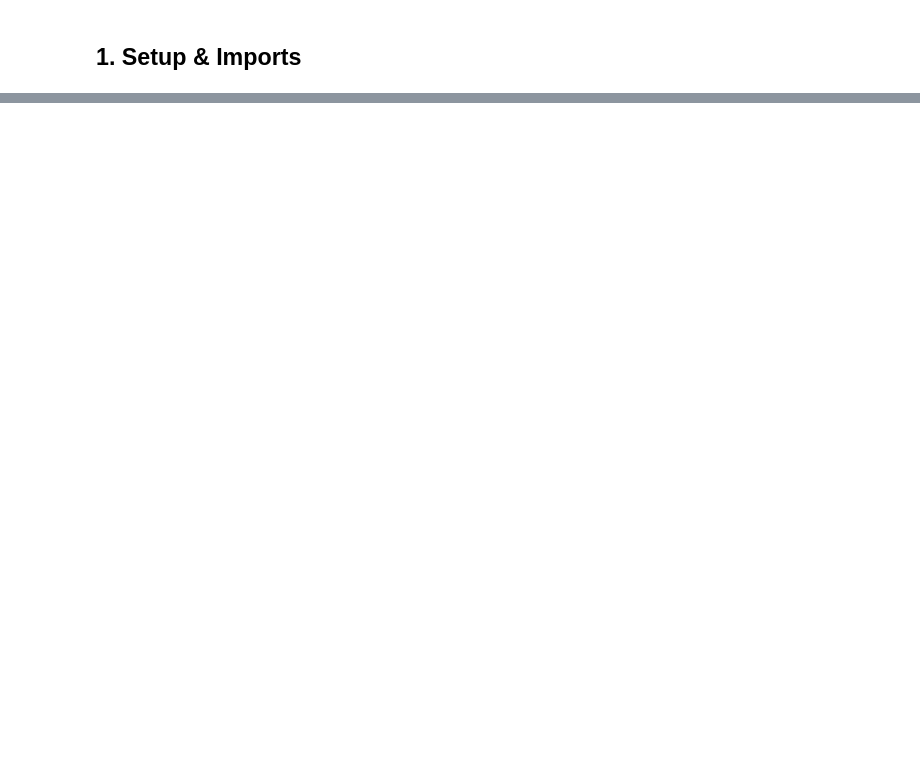
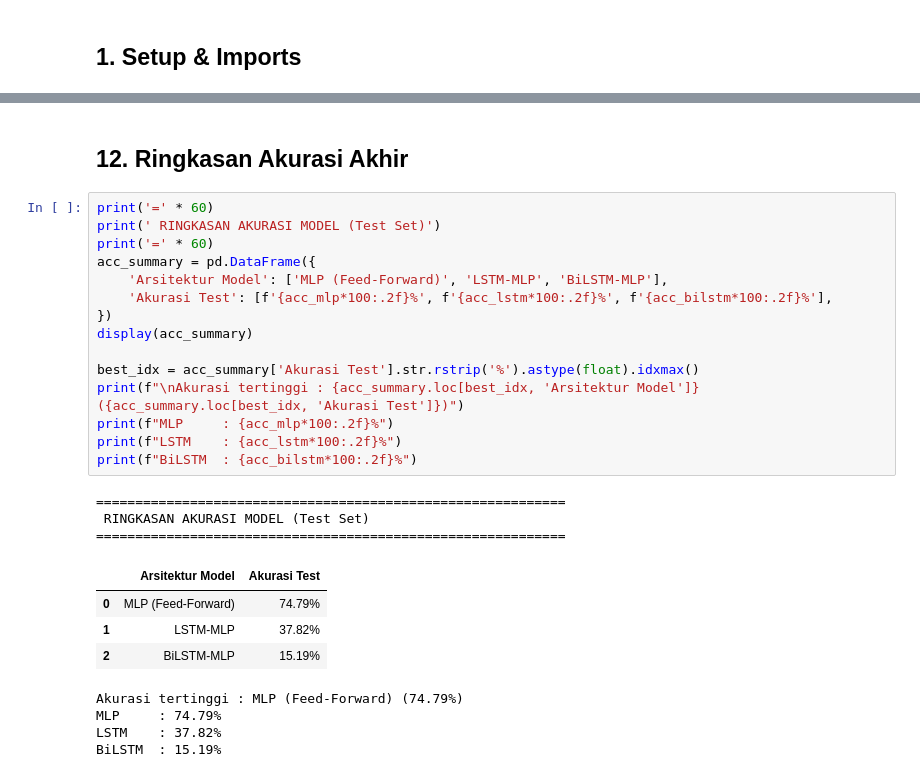
Before and after one commit to Capstone-CSU-404/capstone-ai-train, a Jupyter notebook: inference_benchmark.ipynb, the cells around one changed output, grey strips where cells are left out. Cells and saved outputs as stored; diff of their text form; blank space fills up the shorter version.

```diff
--- a/inference_benchmark.ipynb
+++ b/inference_benchmark.ipynb
@@ -490,0 +684,29 @@ TF-IDF dalam lingkungan production.
+# %% [markdown]
+## 12. Ringkasan Akurasi Akhir
+# %%
+print('=' * 60)
+print(' RINGKASAN AKURASI MODEL (Test Set)')
+print('=' * 60)
+acc_summary = pd.DataFrame({
+    'Arsitektur Model': ['MLP (Feed-Forward)', 'LSTM-MLP', 'BiLSTM-MLP'],
+    'Akurasi Test': [f'{acc_mlp*100:.2f}%', f'{acc_lstm*100:.2f}%', f'{acc_bilstm*100:.2f}%'],
+})
+display(acc_summary)
+
+best_idx = acc_summary['Akurasi Test'].str.rstrip('%').astype(float).idxmax()
+print(f"\nAkurasi tertinggi : {acc_summary.loc[best_idx, 'Arsitektur Model']} ({acc_summary.loc[best_idx, 'Akurasi Test']})")
+print(f"MLP     : {acc_mlp*100:.2f}%")
+print(f"LSTM    : {acc_lstm*100:.2f}%")
+print(f"BiLSTM  : {acc_bilstm*100:.2f}%")
+# %% [output]
+============================================================
+ RINGKASAN AKURASI MODEL (Test Set)
+============================================================
+|  | Arsitektur Model | Akurasi Test |
+| 0 | MLP (Feed-Forward) | 74.79% |
+| 1 | LSTM-MLP | 37.82% |
+| 2 | BiLSTM-MLP | 15.19% |
+Akurasi tertinggi : MLP (Feed-Forward) (74.79%)
+MLP     : 74.79%
+LSTM    : 37.82%
+BiLSTM  : 15.19%
```
Also changed, not shown: parts of 48 cells of this notebook, 2 other files.
